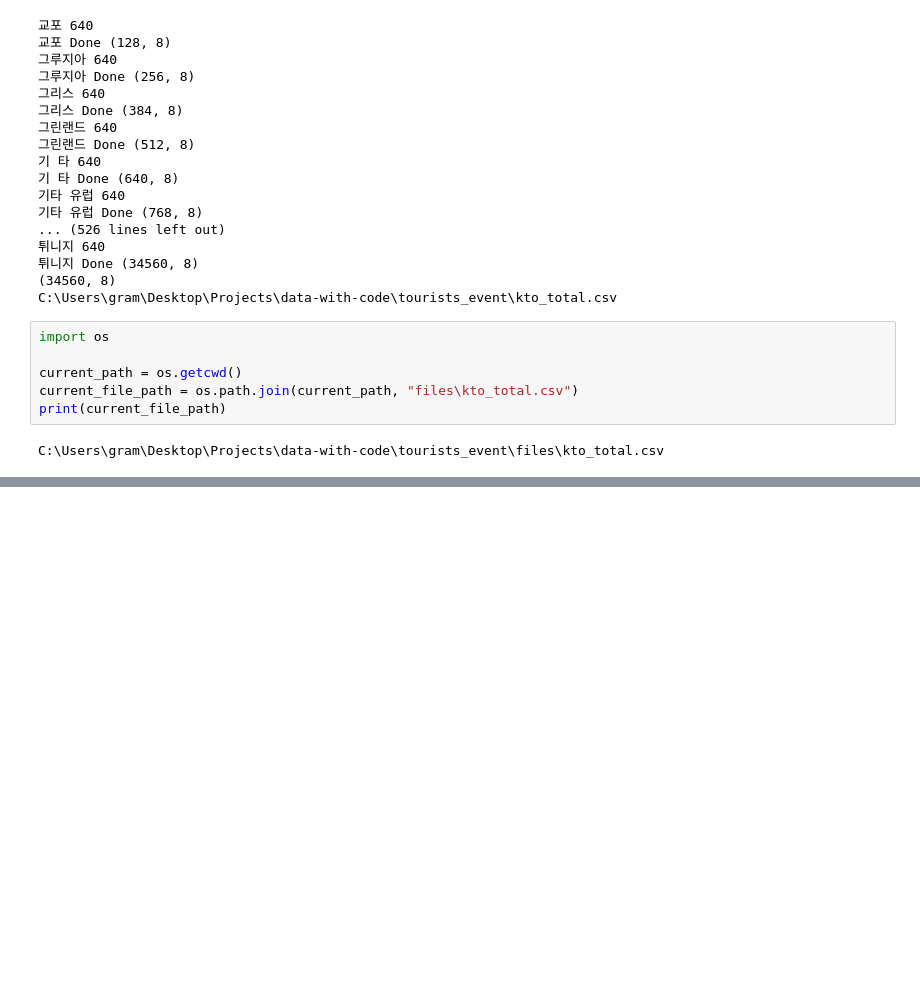
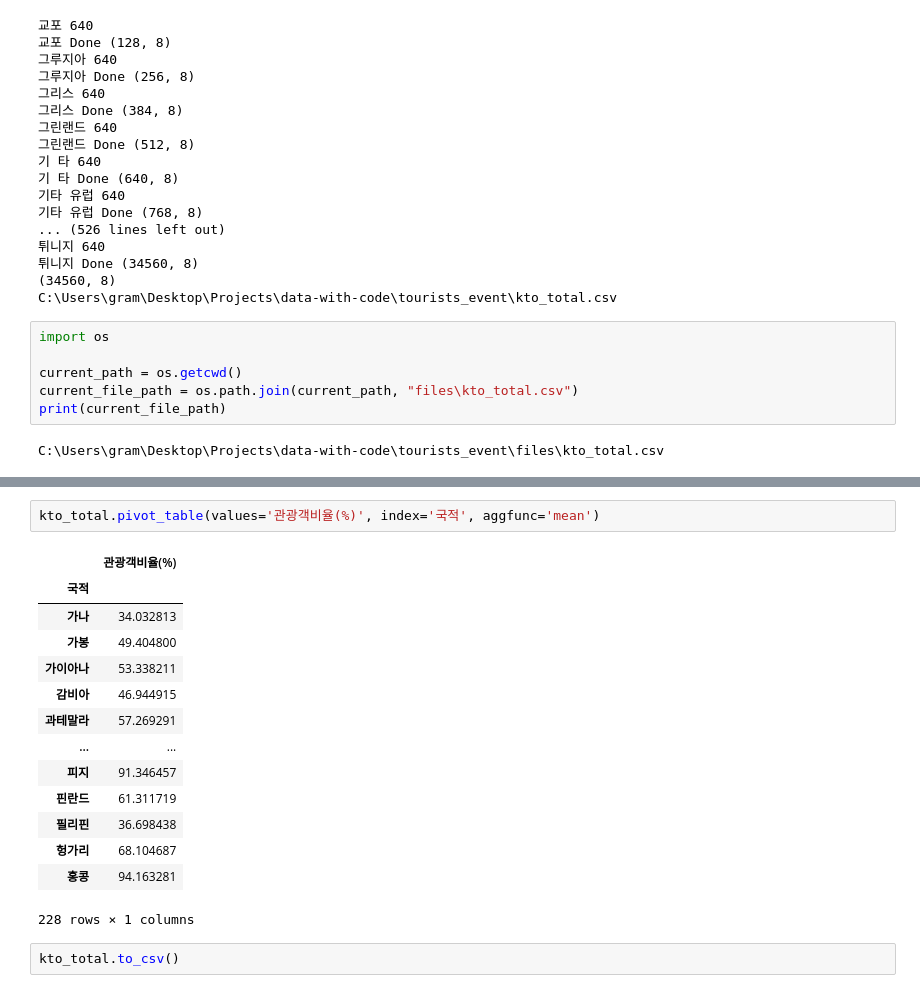
Before and after one commit to SungminSo/data-with-code, a Jupyter notebook: tourists_event/data_preprocessing.ipynb, the cells around one changed output, grey strips where cells are left out. Saved outputs shown, nothing was run; the diff lists cells and outputs as text; blank space fills up the shorter version.

```diff
--- a/tourists_event/data_preprocessing.ipynb
+++ b/tourists_event/data_preprocessing.ipynb
@@ -144,0 +170,19 @@ C:\Users\gram\Desktop\Projects\data-with-code\tourists_event\files\kto_total.csv
+# %%
+kto_total.pivot_table(values='관광객비율(%)', index='국적', aggfunc='mean')
+# %% [output]
+|  | 관광객비율(%) |
+| 국적 |  |
+| 가나 | 34.032813 |
+| 가봉 | 49.404800 |
+| 가이아나 | 53.338211 |
+| 감비아 | 46.944915 |
+| 과테말라 | 57.269291 |
+| ... | ... |
+| 피지 | 91.346457 |
+| 핀란드 | 61.311719 |
+| 필리핀 | 36.698438 |
+| 헝가리 | 68.104687 |
+| 홍콩 | 94.163281 |
+228 rows × 1 columns
+# %%
+kto_total.to_csv()
```
Also changed, not shown: parts of 1 cell of this notebook, 1 other file.
